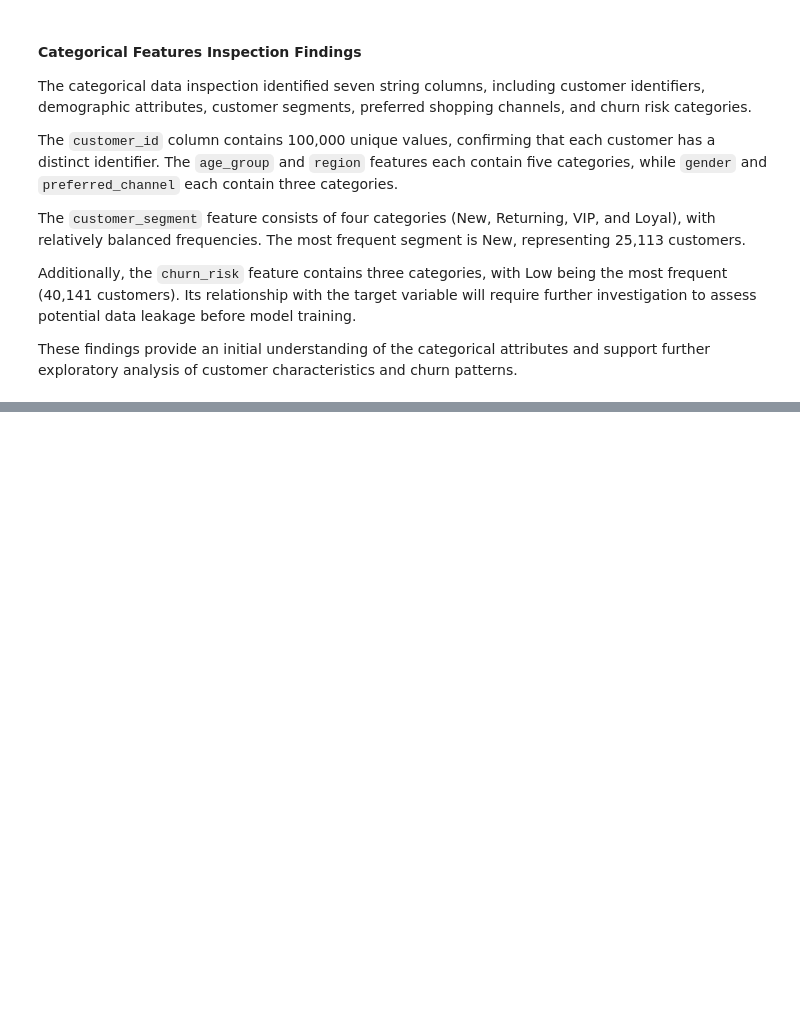
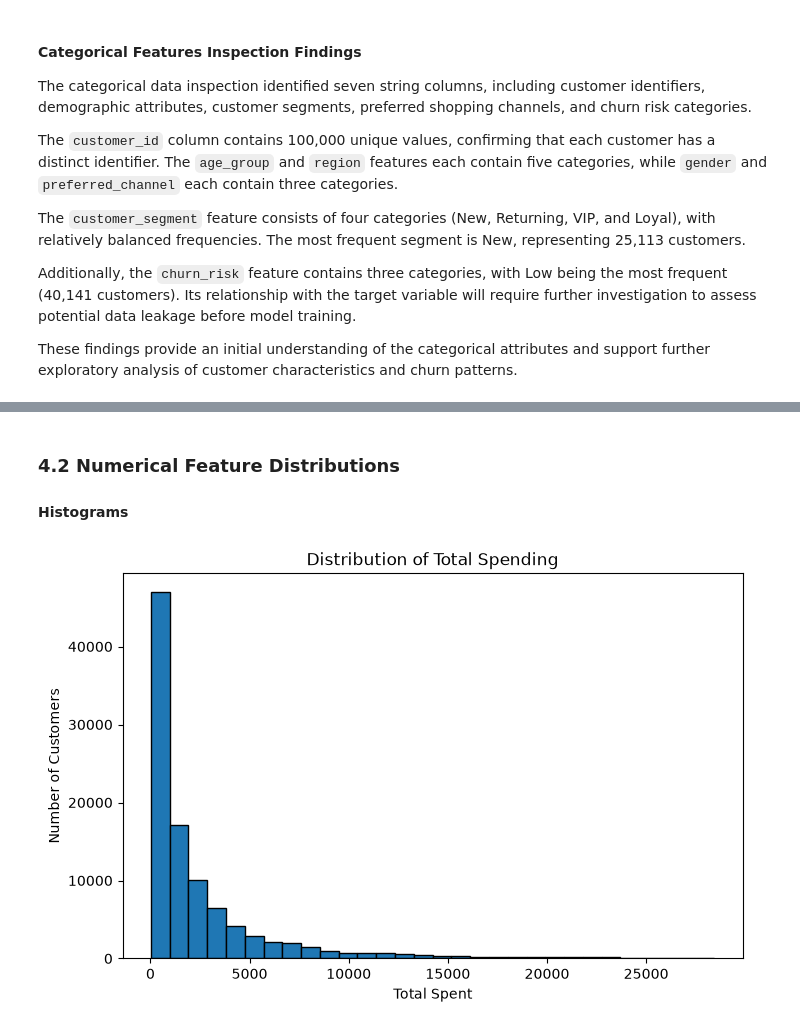
Before and after one commit to jooryA/SWE485-Project-Group6, a Jupyter notebook: Phase1_Data_Exploration.ipynb, the cells around one changed output, grey strips where cells are left out. Saved outputs shown, nothing was run; the diff lists cells and outputs as text; code cells hidden in the pictures; blank space fills up the shorter version.

```diff
--- a/Phase1_Data_Exploration.ipynb
+++ b/Phase1_Data_Exploration.ipynb
@@ -159,0 +200,16 @@ These findings provide an initial understanding of the categorical attributes an
+# %% [markdown]
+### 4.2 Numerical Feature Distributions
+
+#### Histograms
+# %%
+plt.figure(figsize=(8, 5))
+
+plt.hist(df['total_spent'], bins=30, edgecolor='black')
+
+plt.title('Distribution of Total Spending')
+plt.xlabel('Total Spent')
+plt.ylabel('Number of Customers')
+
+plt.show()
+# %% [output]
+[figure, added]
```
Also changed, not shown: parts of 38 cells of this notebook.
